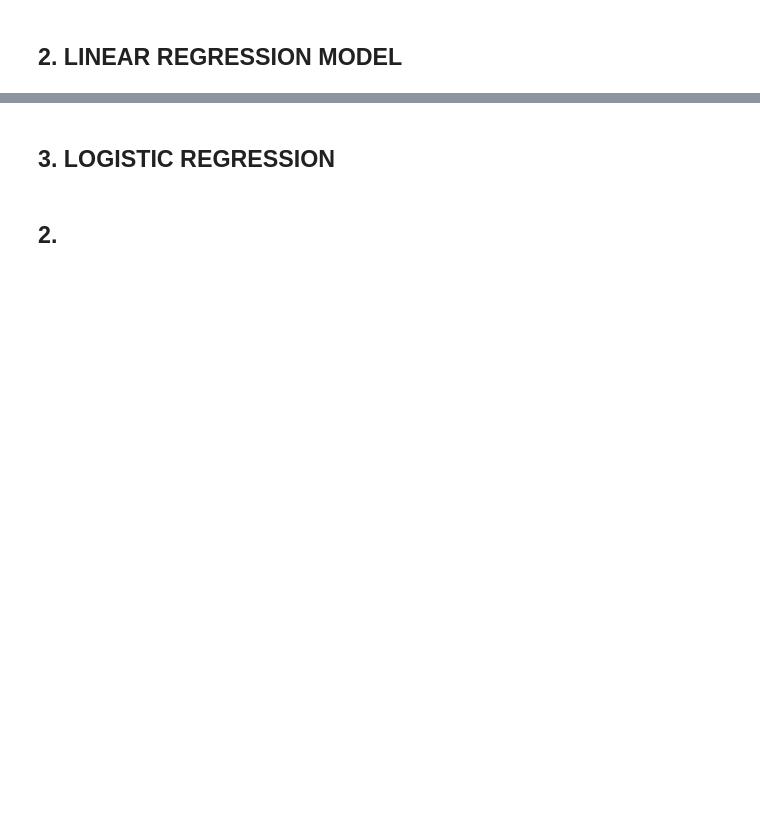
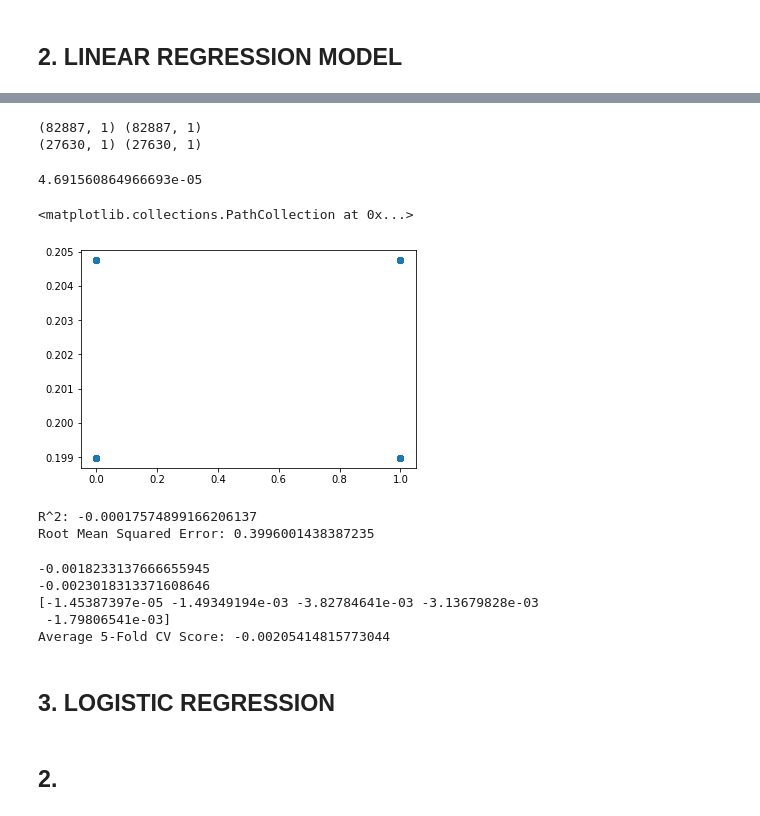
Before and after one commit to asaadkhattab/MedicalAppointmentNoShowsCapstone, a Jupyter notebook: 5_Modeling.ipynb, the cells around one changed output, grey strips where cells are left out. Drawn from its saved outputs; the diff is of its cells as text; code cells hidden in the pictures; blank space fills up the shorter version.

Commit message:
Linearreg

```diff
--- a/5_Modeling.ipynb
+++ b/5_Modeling.ipynb
@@ -119,3 +152,65 @@ print(r2_score(y_predicted, y_test))
+# %%
+# Subsetting our data into our dependent and independent variables.
+X = df[["Gender"]]
+y = df[["NoShow"]]
+
+X_train, X_test, y_train, y_test = train_test_split(X, y, test_size = 0.25, random_state = 123)
+# %%
+# We now want to check the shape of the X train, y_train, X_test and y_test to make sure the proportions are right.
+print(X_train.shape, y_train.shape)
+print(X_test.shape, y_test.shape)
+# %% [output]
+(82887, 1) (82887, 1)
+(27630, 1) (27630, 1)
+# %%
+#from sklearn.linear_model import LinearRegression
+
+linreg_model = LinearRegression(normalize=True)
+linreg_model.fit(X_train, y_train)
+
+# Evaluate the model
+print(linreg_model.score(X_train,y_train))
+# %% [output]
+4.691560864966693e-05
+# %%
+#model to make predictions about our test data
+y_pred = linreg_model.predict(X_test)
+# %%
+# Let's plot the predictions against the actual result. Use scatter()
+plt.scatter(y_test, y_pred)
+# %% [output]
+<matplotlib.collections.PathCollection at 0x...>
+[figure, added]
+# %%
+# Compute and print R^2 and RMSE
+print("R^2: {}".format(linreg_model.score(X_test, y_test)))
+rmse = np.sqrt(mean_squared_error(y_test, y_pred))
+print("Root Mean Squared Error: {}".format(rmse))
+# %% [output]
+R^2: -0.00017574899166206137
+Root Mean Squared Error: 0.3996001438387235
+# %%
+# Perform 3-fold CV
+cvscores_3 =   cross_val_score(linreg_model, X, y, cv=3)
+print(np.mean(cvscores_3))
+
+# Perform 10-fold CV
+cvscores_10 =  cross_val_score(linreg_model,X,y,cv=10)
+print(np.mean(cvscores_10))
+
+# Compute 5-fold cross-validation scovres: cv_scores
+cv_scores = cross_val_score(linreg_model, X, y, cv=5)
+
+# Print the 5-fold cross-validation scores
+print(cv_scores)
+
+print("Average 5-Fold CV Score: {}".format(np.mean(cv_scores)))
+# %% [output]
+-0.0018233137666655945
+-0.0023018313371608646
+[-1.45387397e-05 -1.49349194e-03 -3.82784641e-03 -3.13679828e-03
+ -1.79806541e-03]
+Average 5-Fold CV Score: -0.00205414815773044
 # %%
 from sklearn.linear_model import Ridge
 from sklearn.model_selection import cross_val_score
```
Also changed, not shown: parts of 10 cells of this notebook.
